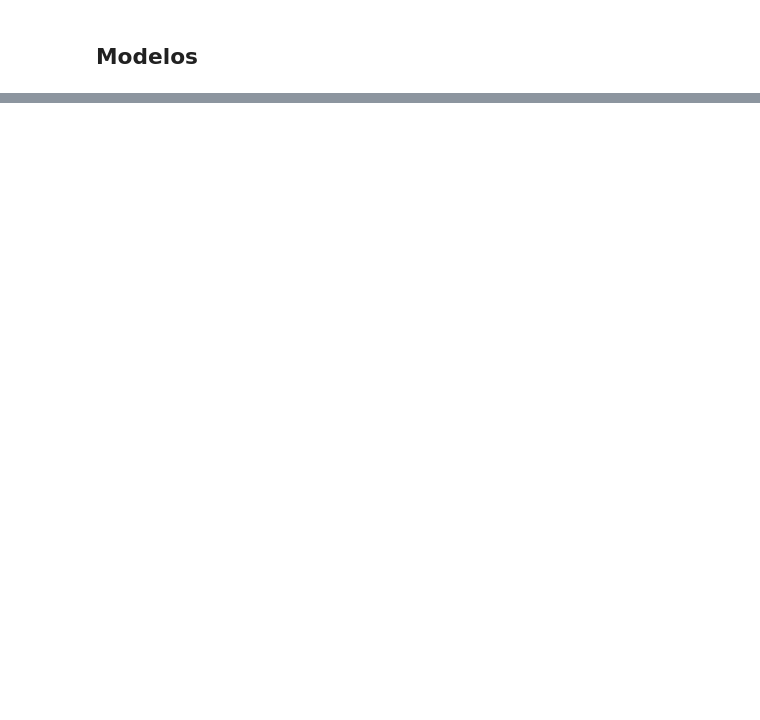
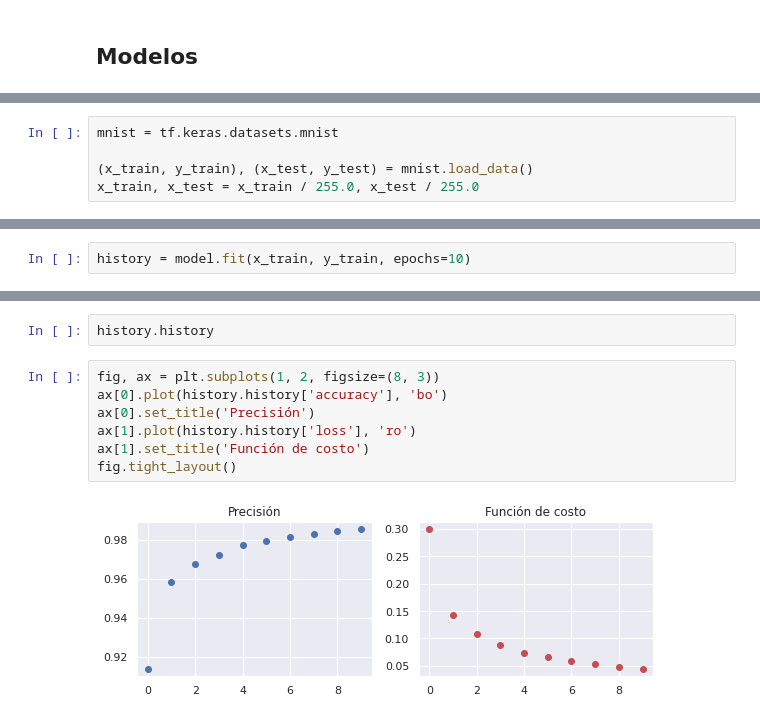
Before and after one commit to manuel-suarez/curso_itc_nn, a Jupyter notebook: Día_4_Redes_Neuronales_con_TensorFlow.ipynb, the cells around one changed output, grey strips where cells are left out. Saved outputs shown, nothing was run; the diff lists cells and outputs as text; blank space fills up the shorter version.

```diff
--- a/Día_4_Redes_Neuronales_con_TensorFlow.ipynb
+++ b/Día_4_Redes_Neuronales_con_TensorFlow.ipynb
@@ -14,0 +18,5 @@
+# %%
+mnist = tf.keras.datasets.mnist
+
+(x_train, y_train), (x_test, y_test) = mnist.load_data()
+x_train, x_test = x_train / 255.0, x_test / 255.0
@@ -14,0 +109,2 @@
+# %%
+history = model.fit(x_train, y_train, epochs=10)
@@ -14,0 +132,11 @@
+# %%
+history.history
+# %%
+fig, ax = plt.subplots(1, 2, figsize=(8, 3))
+ax[0].plot(history.history['accuracy'], 'bo')
+ax[0].set_title('Precisión')
+ax[1].plot(history.history['loss'], 'ro')
+ax[1].set_title('Función de costo')
+fig.tight_layout()
+# %% [output]
+[figure, added]
```
Also changed, not shown: parts of 37 cells of this notebook.
